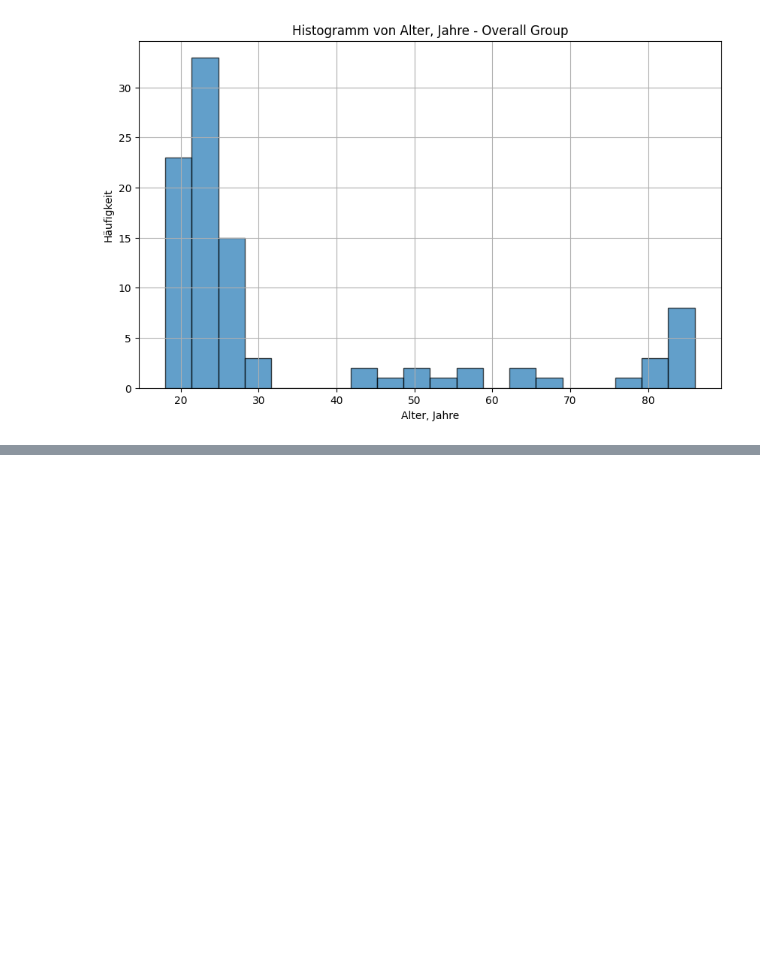
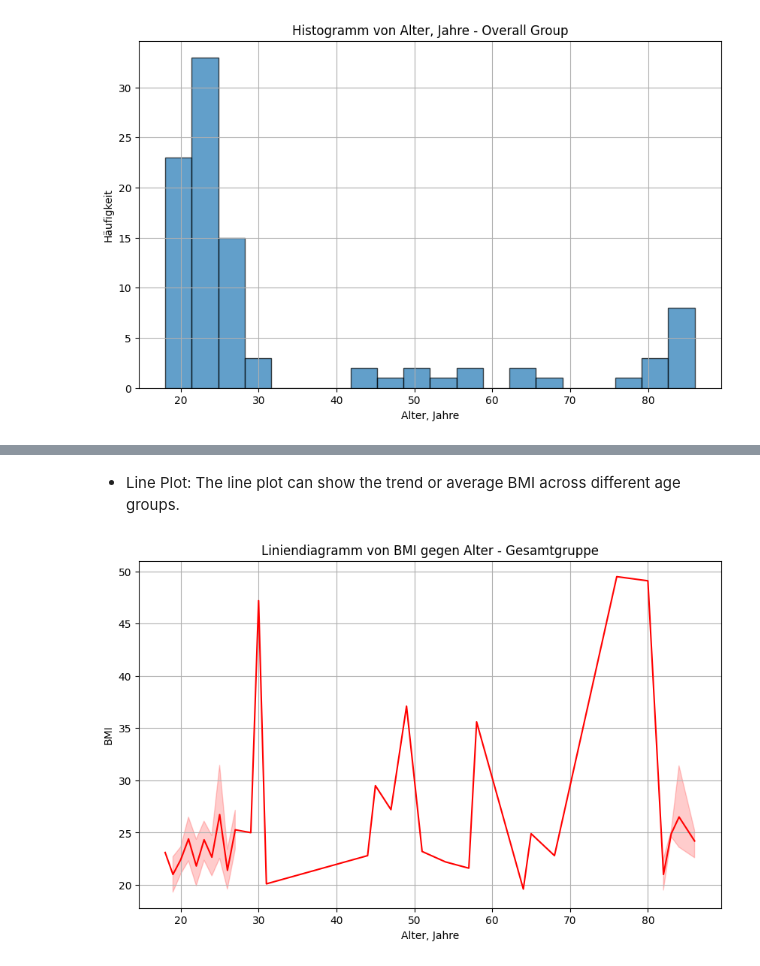
Before and after one commit to AbdallahAbou/Advanced_Statistical_Analysis, a Jupyter notebook: notebooks/statistical_study_notebook.ipynb, the cells around one changed output, grey strips where cells are left out. Cells and saved outputs as stored; diff of their text form; code cells hidden in the pictures; blank space fills up the shorter version.

```diff
--- a/notebooks/statistical_study_notebook.ipynb
+++ b/notebooks/statistical_study_notebook.ipynb
@@ -182,0 +247,14 @@ analysis.create_histogram(overall, 'Alter, Jahre', 'Overall Group', histo_save_p
+# %% [markdown]
+- Line Plot:
+The line plot can show the trend or average BMI across different age groups.
+# %%
+# Line Plot
+plt.figure(figsize=(10, 6))
+sns.lineplot(x=overall_age, y=overall_bmi, color='red')
+plt.title('Liniendiagramm von BMI gegen Alter - Gesamtgruppe')
+plt.xlabel('Alter, Jahre')
+plt.ylabel('BMI')
+plt.grid(True)
+plt.show()
+# %% [output]
+[figure, added]
```
Also changed, not shown: parts of 23 cells of this notebook.
